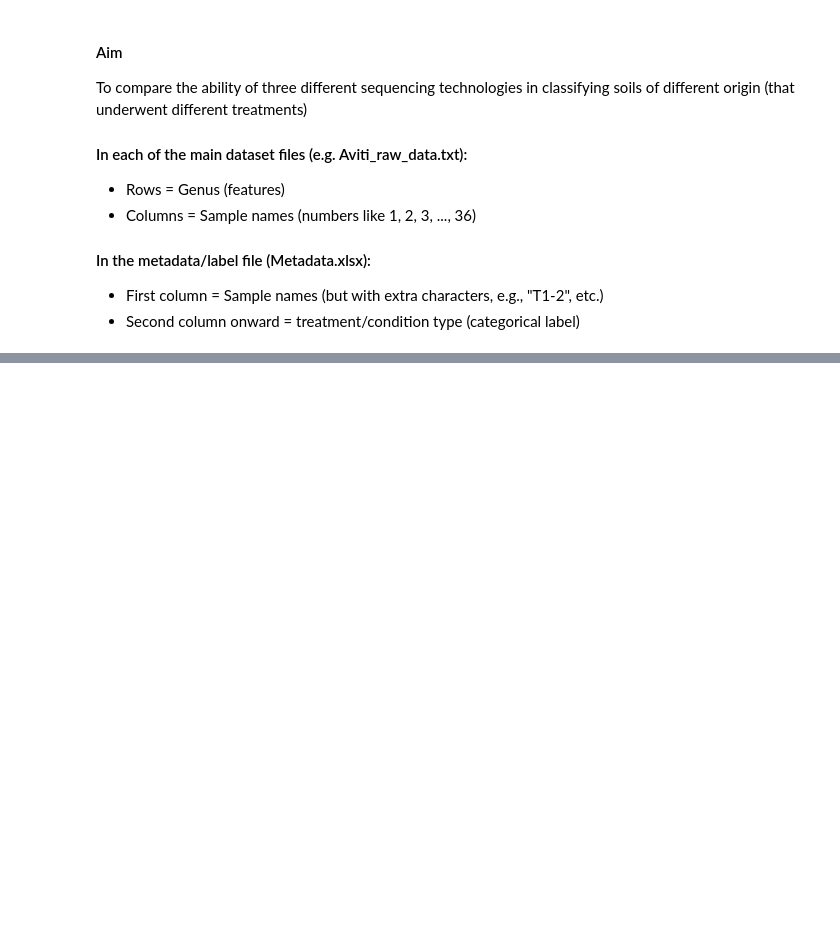
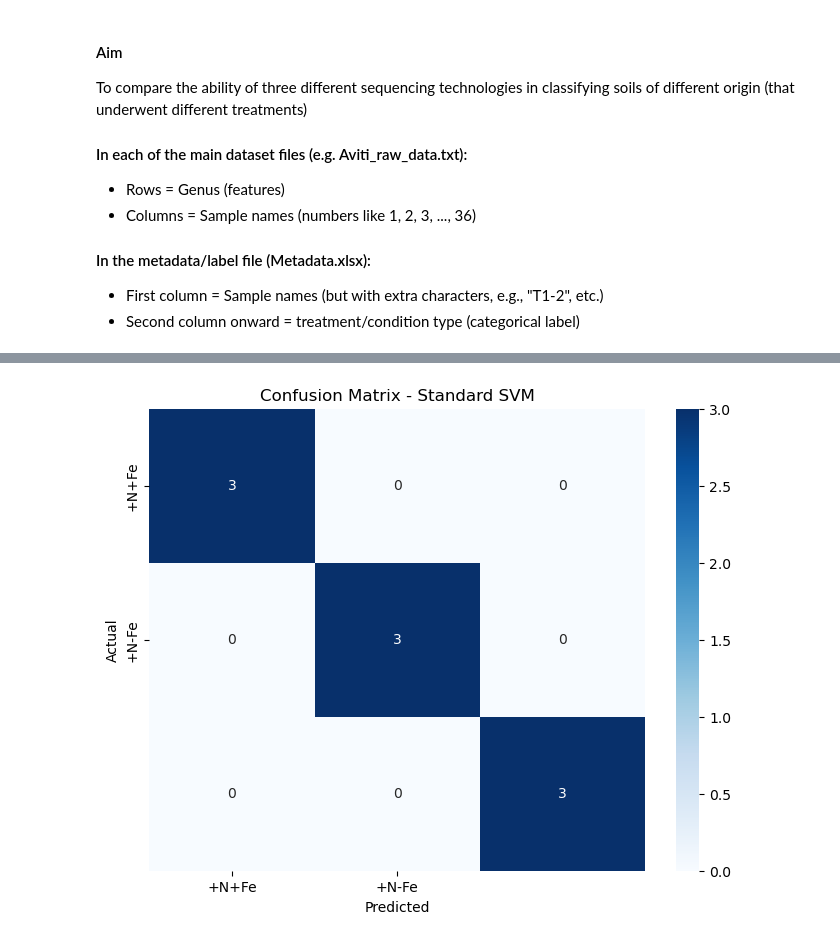
Before and after one commit to hsnvnd/AI-in-Metagenomics, a Jupyter notebook: Soil_Classification.ipynb, the cells around one changed output, grey strips where cells are left out. Cells and saved outputs as stored; diff of their text form; code cells hidden in the pictures; blank space fills up the shorter version.

```diff
--- a/Soil_Classification.ipynb
+++ b/Soil_Classification.ipynb
@@ -624,0 +592,83 @@ print(len(feature_names_reduced))
+# %%
+# Hyperparameter grid for SVM
+param_grid_svm = {
+    'C': [0.01, 0.1, 1, 10, 30],
+    'kernel': ['linear'],
+    'gamma': ['scale', 'auto']  # relevant for RBF
+}
+random_state = 42
+
+# Grid search with 5-fold CV
+grid_search_svm = GridSearchCV(SVC(probability=True, random_state=random_state),
+                               param_grid_svm, cv=5, scoring='accuracy')
+grid_search_svm.fit(X_train, y_train)
+
+best_params_svm = grid_search_svm.best_params_
+print("Best parameters for SVM:", best_params_svm)
+
+# Cross-validation results
+cv_results_svm = pd.DataFrame(grid_search_svm.cv_results_)
+print("\nCross-Validation Scores from GridSearchCV:\n", cv_results_svm[['mean_test_score', 'std_test_score', 'params']])
+
+# Train best model on full training set
+model_svm = SVC(**best_params_svm, probability=True, random_state=random_state,max_iter=10000)
+model_svm.fit(X_train, y_train)
+
+
+# Predictions on test set
+y_pred_svm = model_svm.predict(X_test)
+
+# Standard prediction evaluation
+print("\nStandard SVM - Test Set Accuracy:", accuracy_score(y_test, y_pred_svm))
+print("Test Set Classification Report:")
+print(classification_report(y_test, y_pred_svm))
+
+# Confusion Matrix for SVM predictions
+conf_matrix_svm = confusion_matrix(y_test, y_pred_svm)
+plt.figure(figsize=(8, 6))
+sns.heatmap(conf_matrix_svm, annot=True, fmt="d", cmap="Blues",
+            xticklabels=["+N+Fe", "+N-Fe"], yticklabels=["+N+Fe", "+N-Fe"])
+plt.title("Confusion Matrix - Standard SVM")
+plt.xlabel("Predicted")
+plt.ylabel("Actual")
+plt.show()
+
+# # ### Here, we apply SHAP ###
+# # Select the appropriate explainer
+# # SHAP explainer setup
+# if best_params_svm['kernel'] == 'linear':
+#     explainer_svm = shap.LinearExplainer(model_svm, X_train)
+#     shap_values_svm = explainer_svm.shap_values(X_train)
+#     base_values_svm = np.full(shap_values_svm.shape[0], explainer_svm.expected_value)
+#     expl_svm = shap.Explanation(
+#         shap_values_svm,
+#         base_values=base_values_svm,
+#         data=X_train,
+#         # feature_names=feature_names
+#         feature_names=feature_names_reduced
+#     )
+# else:
+#     def svm_proba(X):
+#         return model_svm.predict_proba(X)
+#     background = shap.sample(X_train, 100)
+#     explainer_svm = shap.KernelExplainer(svm_proba, background)
+#     shap_values_svm = explainer_svm.shap_values(X_train, nsamples=100)
+
+#     # Combine per-instance explanations for one class (e.g. class 1)
+#     shap_matrix = np.array([row[:,1] for row in shap_values_svm])
+#     base_values_svm = np.full(shap_matrix.shape[0], explainer_svm.expected_value[1])
+#     expl_svm = shap.Explanation(
+#         shap_matrix,
+#         base_values=base_values_svm,
+#         data=X_train,
+#         # feature_names=feature_names
+#         feature_names=feature_names_reduced
+#     )
+
+# # 🧠 SHAP visualizations
+# # shap.summary_plot(expl_svm.values, X_train, feature_names=feature_names,max_display=20)
+# shap.summary_plot(expl_svm.values, X_train, feature_names=feature_names_reduced,max_display=20)
+# shap.plots.bar(expl_svm, max_display=10)
+# shap.plots.beeswarm(expl_svm)
+# # # shap.plots.waterfall(expl_svm[1])
+# %% [output]
@@ -624,0 +692 @@ print(len(feature_names_reduced))
+[figure, added]
```
Also changed, not shown: parts of 15 cells of this notebook.
